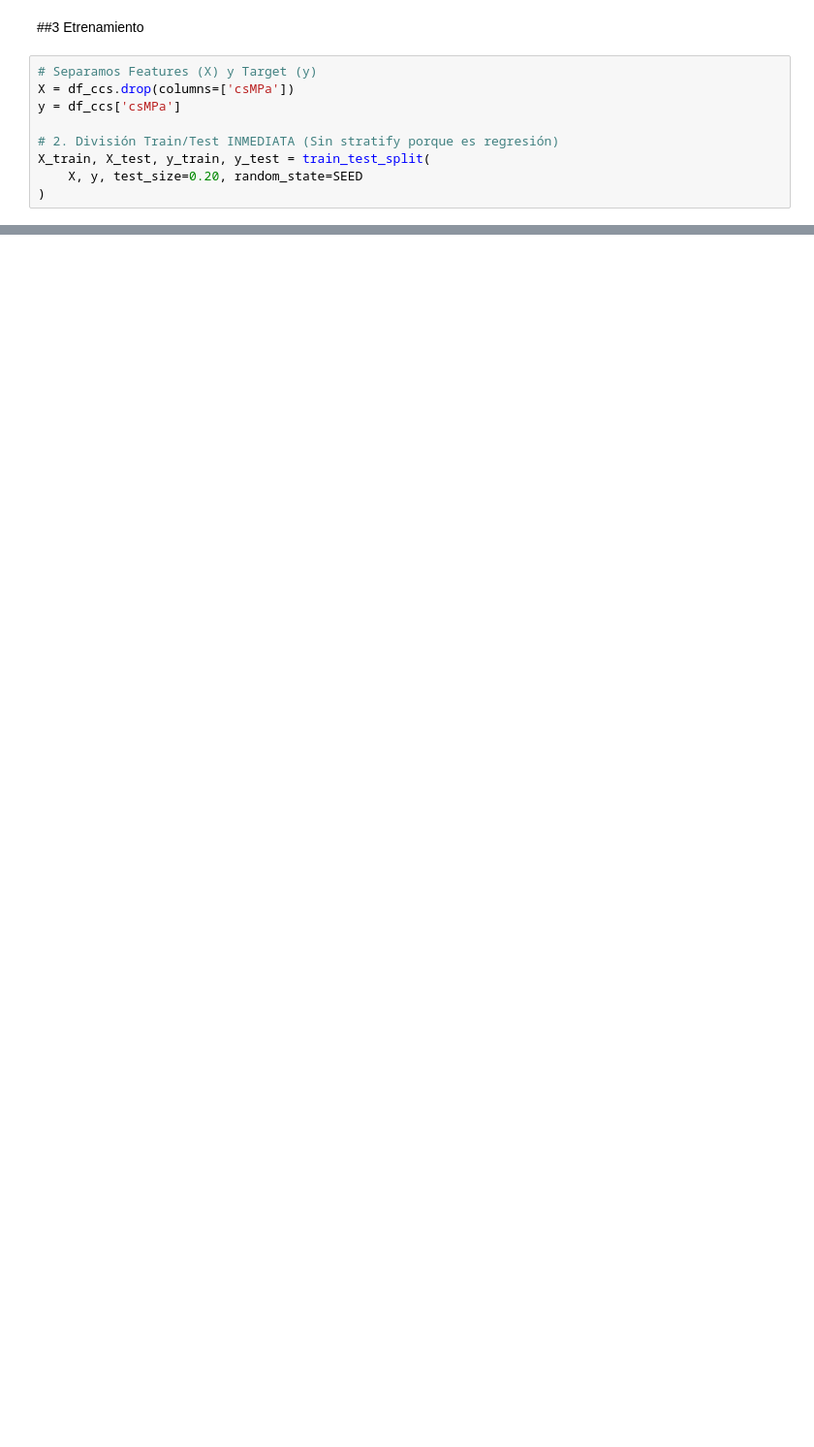
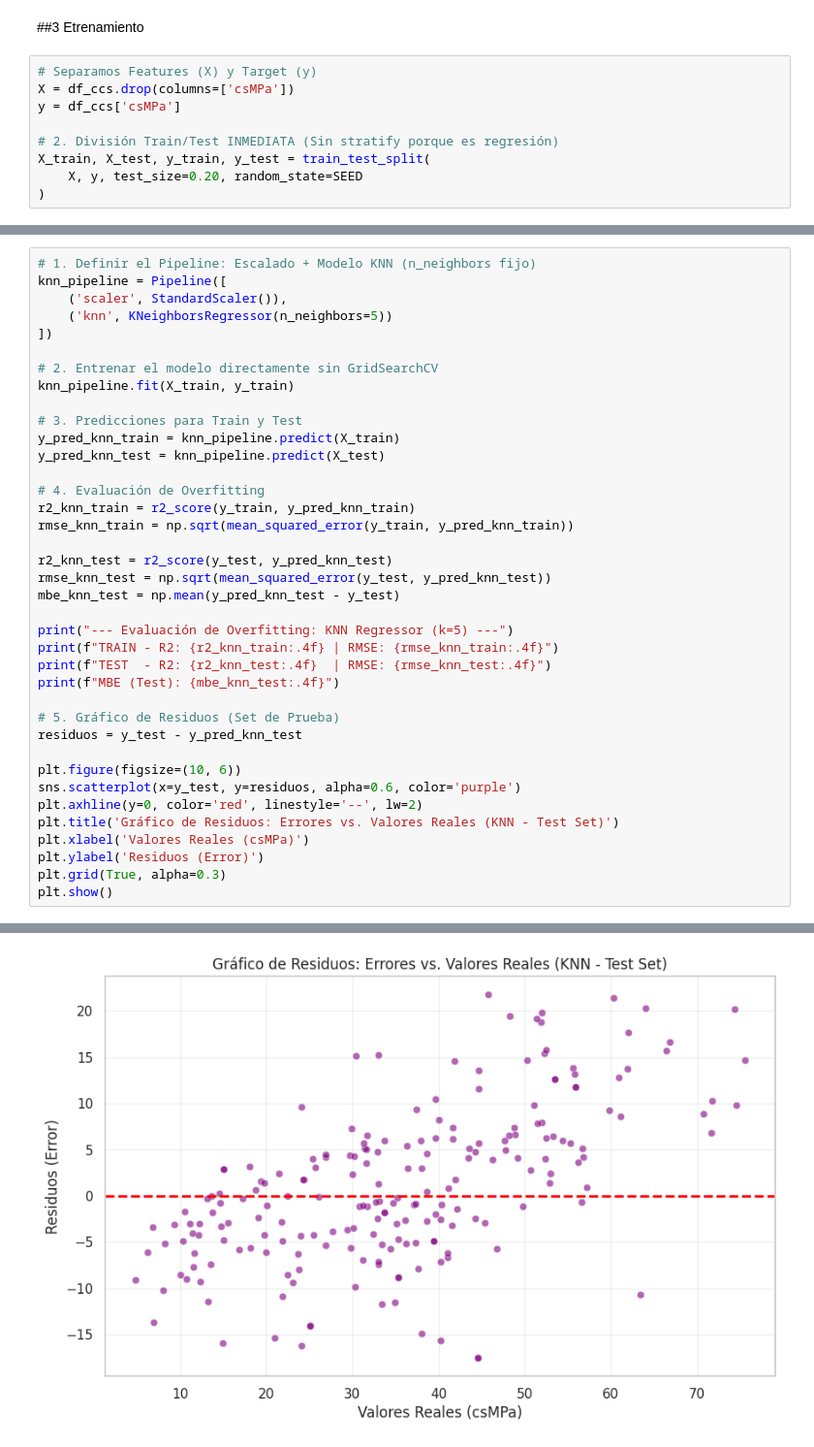
Before and after one commit to Santibareiro27/Inteligencia-Computacional, a Jupyter notebook: RA1_LAB1/Laboratorio_N°1_3.ipynb, the cells around one changed output, grey strips where cells are left out. Shown at 97% size. Cells and saved outputs as stored; diff of their text form; blank space fills up the shorter version.

```diff
--- a/RA1_LAB1/Laboratorio_N°1_3.ipynb
+++ b/RA1_LAB1/Laboratorio_N°1_3.ipynb
@@ -538,0 +505,39 @@ plt.show()
+# %%
+# 1. Definir el Pipeline: Escalado + Modelo KNN (n_neighbors fijo)
+knn_pipeline = Pipeline([
+    ('scaler', StandardScaler()),
+    ('knn', KNeighborsRegressor(n_neighbors=5))
+])
+
+# 2. Entrenar el modelo directamente sin GridSearchCV
+knn_pipeline.fit(X_train, y_train)
+
+# 3. Predicciones para Train y Test
+y_pred_knn_train = knn_pipeline.predict(X_train)
+y_pred_knn_test = knn_pipeline.predict(X_test)
+
+# 4. Evaluación de Overfitting
+r2_knn_train = r2_score(y_train, y_pred_knn_train)
+rmse_knn_train = np.sqrt(mean_squared_error(y_train, y_pred_knn_train))
+
+r2_knn_test = r2_score(y_test, y_pred_knn_test)
+rmse_knn_test = np.sqrt(mean_squared_error(y_test, y_pred_knn_test))
+mbe_knn_test = np.mean(y_pred_knn_test - y_test)
+
+print("--- Evaluación de Overfitting: KNN Regressor (k=5) ---")
+print(f"TRAIN - R2: {r2_knn_train:.4f} | RMSE: {rmse_knn_train:.4f}")
+print(f"TEST  - R2: {r2_knn_test:.4f}  | RMSE: {rmse_knn_test:.4f}")
+print(f"MBE (Test): {mbe_knn_test:.4f}")
+
+# 5. Gráfico de Residuos (Set de Prueba)
+residuos = y_test - y_pred_knn_test
+
+plt.figure(figsize=(10, 6))
+sns.scatterplot(x=y_test, y=residuos, alpha=0.6, color='purple')
+plt.axhline(y=0, color='red', linestyle='--', lw=2)
+plt.title('Gráfico de Residuos: Errores vs. Valores Reales (KNN - Test Set)')
+plt.xlabel('Valores Reales (csMPa)')
+plt.ylabel('Residuos (Error)')
+plt.grid(True, alpha=0.3)
+plt.show()
+# %% [output]
@@ -538,0 +548 @@ plt.show()
+[figure, added]
```
Also changed, not shown: parts of 13 cells of this notebook.
